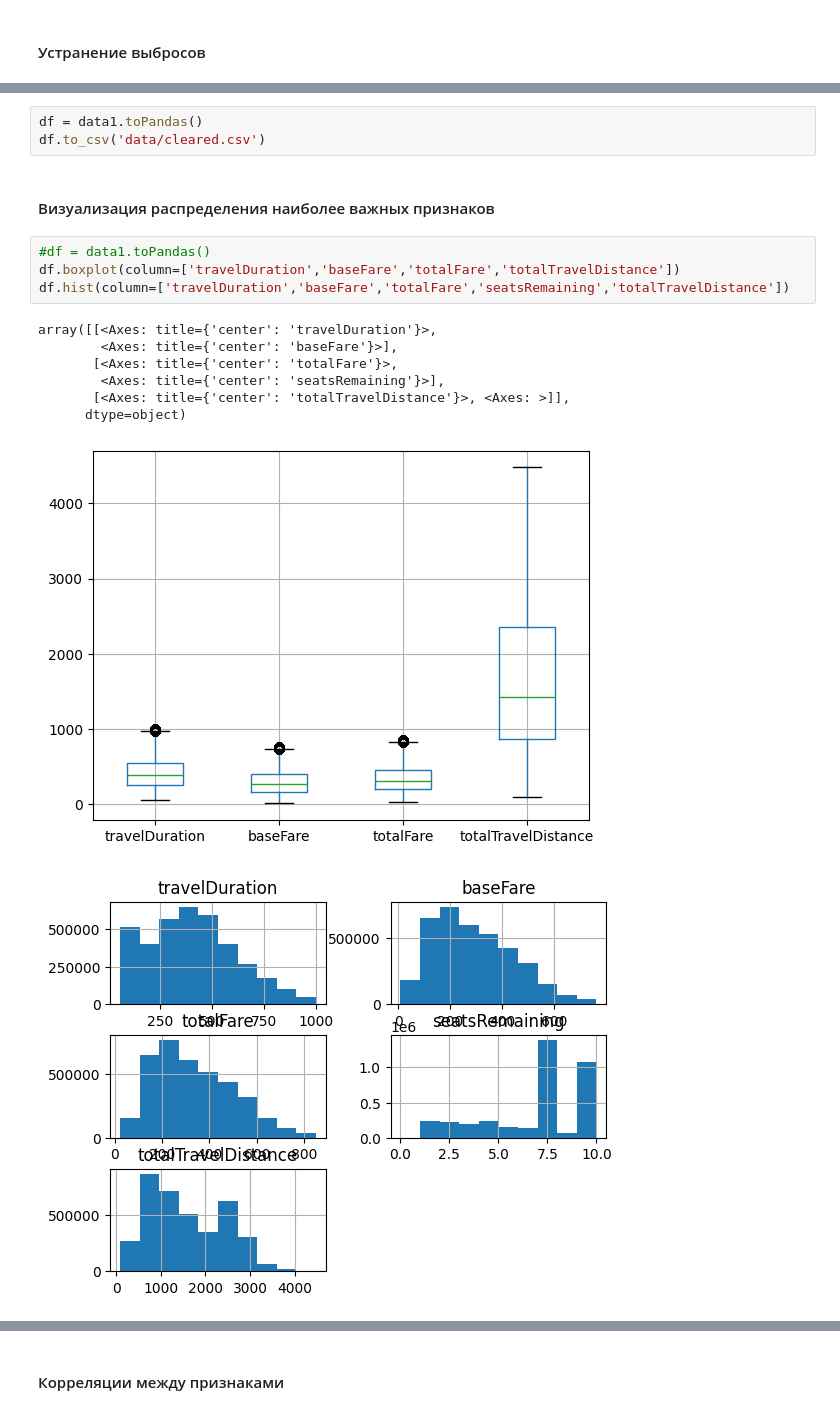
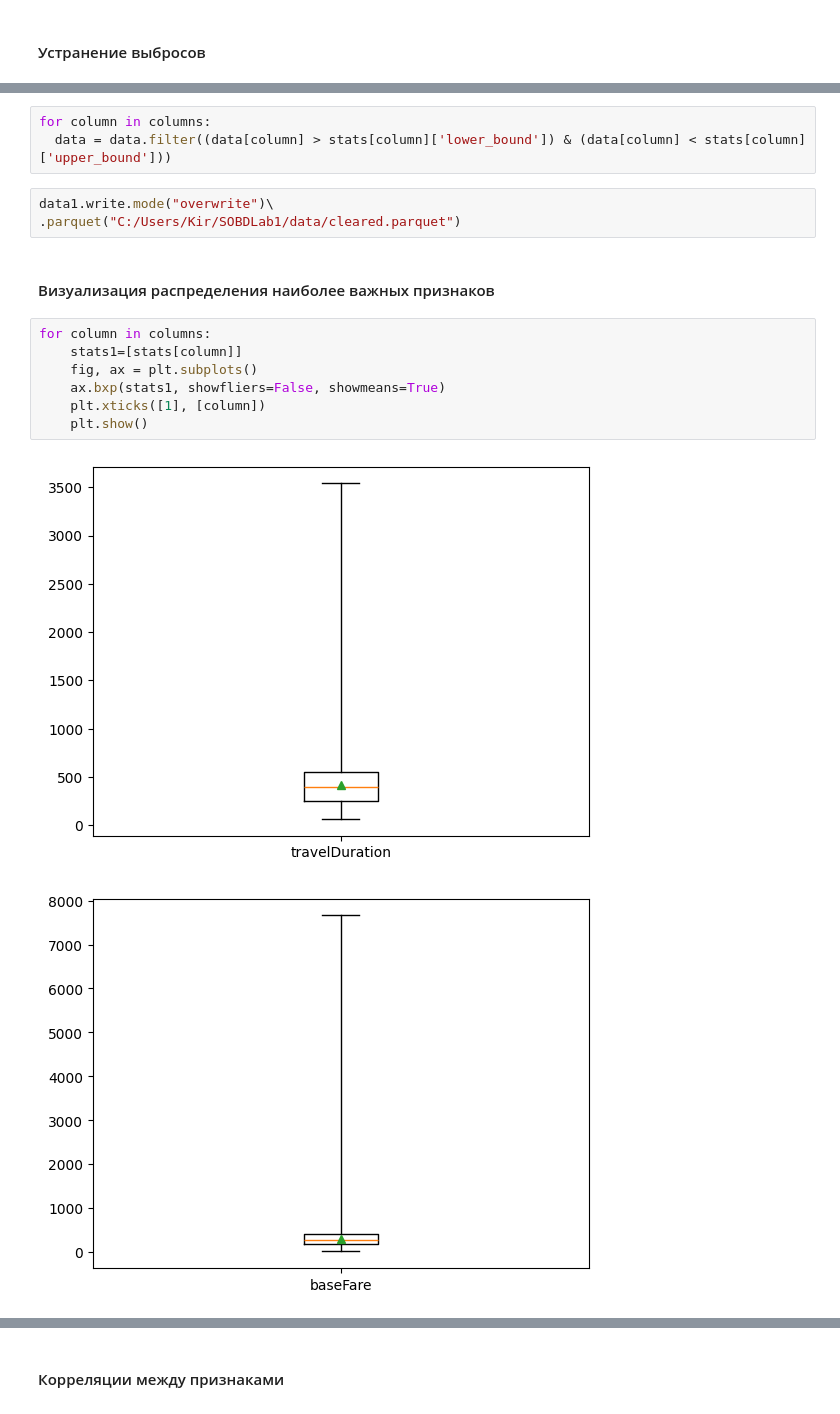
Before and after one commit to Jomsviking34/SOBDLab1, a Jupyter notebook: SOBDLab1.ipynb, the cells around one changed output, grey strips where cells are left out. Cells and saved outputs as stored; diff of their text form.

```diff
--- a/SOBDLab1.ipynb
+++ b/SOBDLab1.ipynb
@@ -214,18 +220,18 @@ print(data_count)
-# %%
-df = data1.toPandas()
-df.to_csv('data/cleared.csv')
+# %%
+for column in columns:
+  data = data.filter((data[column] > stats[column]['lower_bound']) & (data[column] < stats[column]['upper_bound']))
+# %%
+data1.write.mode("overwrite")\
+.parquet("C:/Users/Kir/SOBDLab1/data/cleared.parquet")
 # %% [markdown]
 #### Визуализация распределения наиболее важных признаков
-# %%
-#df = data1.toPandas()
-df.boxplot(column=['travelDuration','baseFare','totalFare','totalTravelDistance'])
-df.hist(column=['travelDuration','baseFare','totalFare','seatsRemaining','totalTravelDistance'])
-# %% [output]
-array([[<Axes: title={'center': 'travelDuration'}>,
-        <Axes: title={'center': 'baseFare'}>],
-       [<Axes: title={'center': 'totalFare'}>,
-        <Axes: title={'center': 'seatsRemaining'}>],
-       [<Axes: title={'center': 'totalTravelDistance'}>, <Axes: >]],
-      dtype=object)
-[figure, removed]
-[figure, removed]
+# %%
+for column in columns:
+    stats1=[stats[column]]
+    fig, ax = plt.subplots()
+    ax.bxp(stats1, showfliers=False, showmeans=True)
+    plt.xticks([1], [column])
+    plt.show()
+# %% [output]
+[figure, added]
+[figure, added]
```
Also changed, not shown: parts of 17 cells of this notebook.
